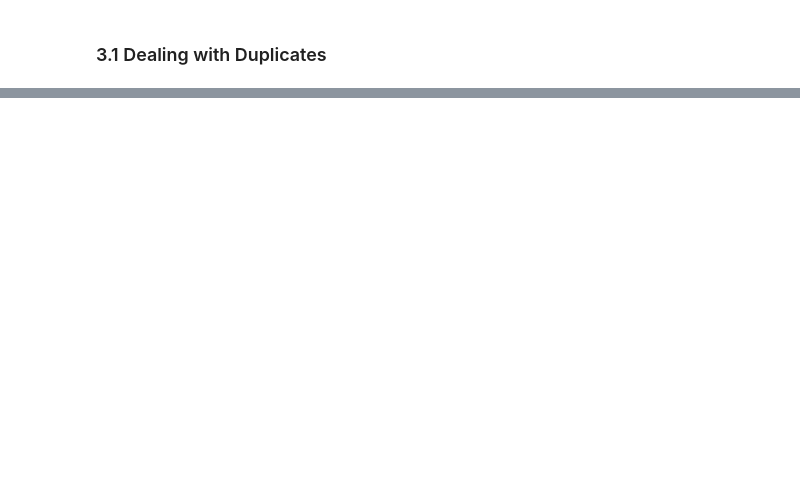
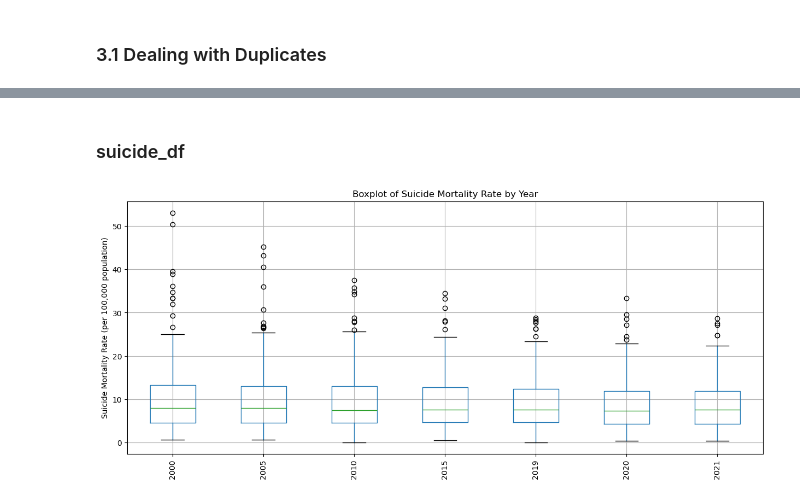
Before and after one commit to frogosorap/SDGReadinessIndex, a Jupyter notebook: Raw_Data/SDG_3_Good_Health_and_Well-Being/Cleaning_SDG_3.ipynb, the cells around one changed output, grey strips where cells are left out. Saved outputs shown, nothing was run; the diff lists cells and outputs as text; code cells hidden in the pictures; blank space fills up the shorter version.

```diff
--- a/Raw_Data/SDG_3_Good_Health_and_Well-Being/Cleaning_SDG_3.ipynb
+++ b/Raw_Data/SDG_3_Good_Health_and_Well-Being/Cleaning_SDG_3.ipynb
@@ -133,0 +174,11 @@ For the SDG 3 sub-index, the selected datasets include infant mortality, disease
+# %%
+# Select only the required columns and rows
+suicide_df = suicide_df[
+    (suicide_df['Sex'] == 'BOTHSEX')
+][['GeoAreaName', 'Sex'] + suicide_years].copy()
+
+# Check for blank or NaN values
+blank_or_nan = suicide_df.isnull().sum() + (suicide_df == '').sum()
+
+print("Blank or NaN Values Per Column:")
+display(blank_or_nan[blank_or_nan > 0])
@@ -133,0 +364,16 @@ For the SDG 3 sub-index, the selected datasets include infant mortality, disease
+# %% [markdown]
+### suicide_df
+# %%
+import matplotlib.pyplot as plt
+
+plt.figure(figsize=(15,6))
+
+suicide_df[suicide_years].boxplot()
+
+plt.xticks(rotation=90)
+plt.ylabel("Suicide Mortality Rate (per 100,000 population)")
+plt.title("Boxplot of Suicide Mortality Rate by Year")
+
+plt.show()
+# %% [output]
+[figure, added]
```
Also changed, not shown: parts of 22 cells of this notebook, 1 other file.
